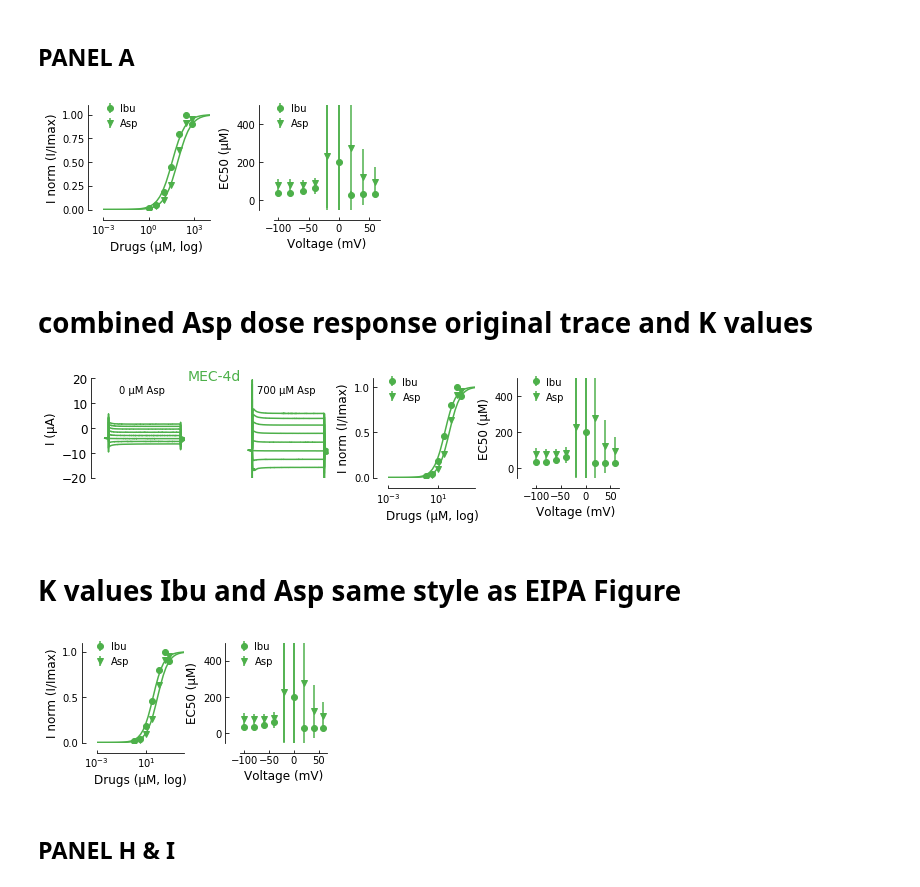
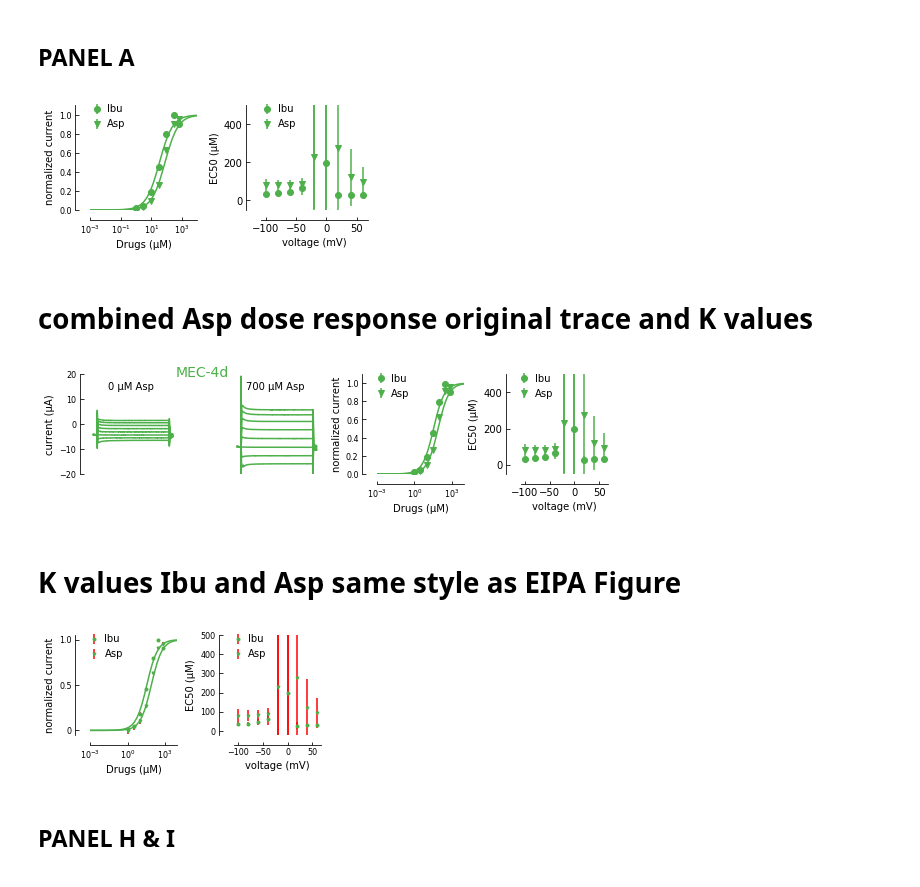
Before and after one commit to sfechner/JupyterNotebooksDEGENaCPharm, a Jupyter notebook: DoseResponseDATA.ipynb, the cells around one changed output. Cells and saved outputs as stored; diff of their text form; code cells hidden in the pictures.

```diff
--- a/DoseResponseDATA.ipynb
+++ b/DoseResponseDATA.ipynb
@@ -68,3 +70,9 @@ locationFileEnantiomer = '/Users/Fechner/Box Sync/Fechner/TEVC-GoodmanlabBOX/Pro
+# %%
+AxisTickLabelSize = 8
+AxisLabelSize = 10
+AxisLegendSize = 8
+SizeOfMarker = 3
+ErrorColor = 'red'
 # %% [markdown]
 ### load specific sheets from excel file
 # %%
@@ -1149,8 +1157,8 @@ ax6.spines['bottom'].set_position(('outward',10))
 ax6.spines['top'].set_position(('axes',5))
 ax6.get_yaxis().set_tick_params(direction='in')
 ax6.get_xaxis().set_tick_params(direction='in')
-ax6.set_xlabel('Voltage (mV)',fontsize=12)
-ax6.set_ylabel('EC50 (µM)',fontsize=12)
+ax6.set_xlabel('voltage (mV)',fontsize=AxisLabelSize)
+ax6.set_ylabel('EC50 (µM)',fontsize=AxisLabelSize)
 ax6.set_xticks([-100,-50,0, 50])
 ax6.legend()
 ax6.legend(frameon=False,loc='upper center', bbox_to_anchor=(0.15, 1.10),handletextpad=0.05)
@@ -1174,9 +1182,9 @@ ax5.spines['top'].set_position(('axes',5))
 ax5.get_yaxis().set_tick_params(direction='in')
 ax5.get_xaxis().set_tick_params(direction='in')
 #ax2.plot([-1,20], [0,0] , 'k--', color='#000000', linewidth=1)#gray line for Zero or 1
-ax5.tick_params(axis='both', which='major', labelsize=10)
-ax5.set_xlabel('Drugs (µM, log)',fontsize=12)
-ax5.set_ylabel('I norm (I/Imax)',fontsize=12)
+ax5.tick_params(axis='both', which='major', labelsize=AxisTickLabelSize)
+ax5.set_xlabel('Drugs (µM)',fontsize=AxisLabelSize)
+ax5.set_ylabel('normalized current',fontsize=AxisLabelSize)
 ax5.legend()
 ax5.legend(frameon=False,loc='upper center', bbox_to_anchor=(0.15, 1.10),handletextpad=0.05)
 #ax.legend(loc='upper center', bbox_to_anchor=(0.5, 1.00), shadow=True, ncol=2)
@@ -1235,7 +1243,7 @@ plt.gcf().subplots_adjust(bottom=0.3, left=0.2,hspace=0.5, wspace=0.6)
 
 plt.savefig(filedirManuscript+"Fig6-DoseResponseIBU-ASP"+'.pdf')
 # %% [output]
-[figure, old version]
+[figure, new version]
 # %% [markdown]
 # combined Asp dose response original trace and K values
 # %%
@@ -1275,10 +1283,10 @@ ax1.spines['bottom'].set_position(('outward',10))
 ax1.get_yaxis().set_tick_params(direction='in')
 ax1.get_xaxis().set_tick_params(direction='in')
 # #ax1.plot([-1,20], [0,0] , 'k--', color='#000000', linewidth=1)#gray line for Zero or 1
-ax1.tick_params(axis='both', which='major', labelsize=12)
+ax1.tick_params(axis='both', which='major', labelsize=AxisTickLabelSize)
 
-ax1.set_xlabel('t (ms)',fontsize=12)
-ax1.set_ylabel('I (µA)',fontsize=12)
+ax1.set_xlabel('time (ms)',fontsize=AxisLabelSize)
+ax1.set_ylabel('current (µA)',fontsize=AxisLabelSize)
 ax1.spines['bottom'].set_visible(False)
 ax1.xaxis.set_visible(False)
 
@@ -1297,10 +1305,10 @@ ax2.spines['bottom'].set_position(('outward',10))
 ax2.get_yaxis().set_tick_params(direction='in')
 ax2.get_xaxis().set_tick_params(direction='in')
 # #ax1.plot([-1,20], [0,0] , 'k--', color='#000000', linewidth=1)#gray line for Zero or 1
-ax2.tick_params(axis='both', which='major', labelsize=12)
+ax2.tick_params(axis='both', which='major', labelsize=AxisTickLabelSize)
 #ax2.text(1300, 20, 'MEC-4d',color=colorsSINGLES[0])
-ax2.set_xlabel('t (ms)',fontsize=12)
-ax2.set_ylabel('I (µA)',fontsize=12)
+ax2.set_xlabel('time (ms)',fontsize=AxisLabelSize)
+ax2.set_ylabel('current (µA)',fontsize=AxisLabelSize)
 ax2.spines['bottom'].set_visible(False)
 ax2.xaxis.set_visible(False)
 ax2.spines['left'].set_visible(False)
@@ -1330,8 +1338,8 @@ ax6.spines['bottom'].set_position(('outward',10))
 ax6.spines['top'].set_position(('axes',5))
 ax6.get_yaxis().set_tick_params(direction='in')
 ax6.get_xaxis().set_tick_params(direction='in')
-ax6.set_xlabel('Voltage (mV)',fontsize=12)
-ax6.set_ylabel('EC50 (µM)',fontsize=12)
+ax6.set_xlabel('voltage (mV)',fontsize=AxisLabelSize)
+ax6.set_ylabel('EC50 (µM)',fontsize=AxisLabelSize)
 ax6.set_xticks([-100,-50,0, 50])
 ax6.legend()
 ax6.legend(frameon=False,loc='upper center', bbox_to_anchor=(0.15, 1.10),handletextpad=0.05)
@@ -1355,9 +1363,9 @@ ax5.spines['top'].set_position(('axes',5))
 ax5.get_yaxis().set_tick_params(direction='in')
 ax5.get_xaxis().set_tick_params(direction='in')
 #ax2.plot([-1,20], [0,0] , 'k--', color='#000000', linewidth=1)#gray line for Zero or 1
-ax5.tick_params(axis='both', which='major', labelsize=10)
-ax5.set_xlabel('Drugs (µM, log)',fontsize=12)
-ax5.set_ylabel('I norm (I/Imax)',fontsize=12)
+ax5.tick_params(axis='both', which='major', labelsize=AxisTickLabelSize)
+ax5.set_xlabel('Drugs (µM)',fontsize=AxisLabelSize)
+ax5.set_ylabel('normalized current',fontsize=AxisLabelSize)
 ax5.legend()
 ax5.legend(frameon=False,loc='upper center', bbox_to_anchor=(0.15, 1.10),handletextpad=0.05)
 #ax.legend(loc='upper center', bbox_to_anchor=(0.5, 1.00), shadow=True, ncol=2)
@@ -1447,7 +1455,7 @@ plt.gcf().subplots_adjust(bottom=0.25, left=0.1,hspace=0.6, wspace=0.65)
 
 plt.savefig(filedirManuscript+"Fig4-M4-OriginalTraces_Kvalues-IBU-ASP"+'.pdf')
 # %% [output]
-[figure, old version]
+[figure, new version]
 # %% [markdown]
 # K values Ibu and Asp same style as EIPA Figure
 # %%
@@ -1461,19 +1469,19 @@ plt.xscale('log')
 ax6 = plt.subplot(1,4,2)
 
 
-
+ylimDose = [-0.05, 1.05]
 
 
 
 ## add Km plot
 ####
-ax6.errorbar(KmIbu['Voltages'],KmIbu['mg419-Mean-Km-Ibu'], yerr=KmIbu['mg419-SD-Km-Ibu'],fmt='o', color = colorsSINGLES[0], label= 'Ibu')
-ax6.errorbar(KmAsp['Voltages'],KmAsp['mg419-Mean-Km-Asp'], yerr=KmAsp['mg419-SD-Km-Asp'],fmt='v', color = colorsSINGLES[0], label= 'Asp')
+ax6.errorbar(KmIbu['Voltages'],KmIbu['mg419-Mean-Km-Ibu'], yerr=KmIbu['mg419-SD-Km-Ibu'],fmt='o', color = colorsSINGLES[0], label= 'Ibu',markersize=SizeOfMarker,ecolor=ErrorColor)
+ax6.errorbar(KmAsp['Voltages'],KmAsp['mg419-Mean-Km-Asp'], yerr=KmAsp['mg419-SD-Km-Asp'],fmt='v', color = colorsSINGLES[0], label= 'Asp',markersize=SizeOfMarker,ecolor=ErrorColor)
 #ax6.errorbar(KmDiclo['Voltages'],KmDiclo['mg419-Mean-Km-Diclo'], yerr=KmDiclo['mg419-SD-Km-Diclo'], fmt='o', color = 'magenta')
 #ax3.errorbar(KmIbu['Voltages'][0:3],KmIbu['mg419-Mean-Km-Ibu'][0:3], yerr=KmIbu['mg419-SD-Km-Ibu'][0:3], fmt='o', color = 'black')
 #ax3.errorbar(KmIbu['Voltages'][5:9],KmIbu['mg419-Mean-Km-Ibu'][5:9], yerr=KmIbu['mg419-SD-Km-Ibu'][5:9], fmt='o', color = 'black')
 #ax3.set_xlim([0.0000001, 10000])
-ax6.set_ylim([-50,500])
+ax6.set_ylim([-20,500])
 #spines
 ax6.spines['right'].set_visible(False)
 ax6.spines['top'].set_visible(False)
@@ -1484,20 +1492,21 @@ ax6.spines['bottom'].set_position(('outward',10))
 ax6.spines['top'].set_position(('axes',5))
 ax6.get_yaxis().set_tick_params(direction='in')
 ax6.get_xaxis().set_tick_params(direction='in')
-ax6.set_xlabel('Voltage (mV)',fontsize=12)
-ax6.set_ylabel('EC50 (µM)',fontsize=12)
+ax6.set_xlabel('voltage (mV)',fontsize=AxisLabelSize)
+ax6.set_ylabel('EC50 (µM)',fontsize=AxisLabelSize)
 ax6.set_xticks([-100,-50,0, 50])
 ax6.legend()
 ax6.legend(frameon=False,loc='upper center', bbox_to_anchor=(0.15, 1.10),handletextpad=0.05)
+ax6.tick_params(axis='both', which='major', labelsize=AxisTickLabelSize)
 
 #add Data and error bars
-ax5.errorbar(mg419_Ibu_Min100['concMicroMolar'],mg419_Ibu_Min100['Avg-mg419-Ibu-Min100'], yerr=mg419_Ibu_Min100['SEM-mg419-Ibu-Min100'], fmt='o', color = colorsSINGLES[0], label= 'Ibu')
-ax5.errorbar(mg419_Asp_Min100['concMicroMolar'],mg419_Asp_Min100['Avg-mg419-Asp-Min100'], yerr=mg419_Asp_Min100['SEM-mg419-Asp-Min100'], fmt='v', color = colorsSINGLES[0], label= 'Asp')
+ax5.errorbar(mg419_Ibu_Min100['concMicroMolar'],mg419_Ibu_Min100['Avg-mg419-Ibu-Min100'], yerr=mg419_Ibu_Min100['SEM-mg419-Ibu-Min100'], fmt='o', color = colorsSINGLES[0], label= 'Ibu',markersize=SizeOfMarker,ecolor=ErrorColor)
+ax5.errorbar(mg419_Asp_Min100['concMicroMolar'],mg419_Asp_Min100['Avg-mg419-Asp-Min100'], yerr=mg419_Asp_Min100['SEM-mg419-Asp-Min100'], fmt='v', color = colorsSINGLES[0], label= 'Asp',markersize=SizeOfMarker,ecolor=ErrorColor)
 #ax5.errorbar(mg419_Diclo_Min100['concMicroMolar'],mg419_Diclo_Min100['Avg-mg419-Diclo-Min100'], yerr=mg419_Diclo_Min100['SEM-mg419-Diclo-Min100'], fmt='o', color = 'magenta')
 #plt.scatter(mg419_Ibu_Min100['concMicroMolar'],mg419_Ibu_Min100['Avg-mg419-Ibu-Min100'], color = 'black')
 
 ax5.set_xlim([0.001, 10000])
-ax5.set_ylim([0, 1.1])
+ax5.set_ylim(ylimDose)
 #spines
 ax5.spines['right'].set_visible(False)
 ax5.spines['top'].set_visible(False)
@@ -1509,11 +1518,12 @@ ax5.spines['top'].set_position(('axes',5))
 ax5.get_yaxis().set_tick_params(direction='in')
 ax5.get_xaxis().set_tick_params(direction='in')
 #ax2.plot([-1,20], [0,0] , 'k--', color='#000000', linewidth=1)#gray line for Zero or 1
-ax5.tick_params(axis='both', which='major', labelsize=10)
-ax5.set_xlabel('Drugs (µM, log)',fontsize=12)
-ax5.set_ylabel('I norm (I/Imax)',fontsize=12)
+ax5.tick_params(axis='both', which='major', labelsize=AxisTickLabelSize)
+ax5.set_xlabel('Drugs (µM)',fontsize=AxisLabelSize)
+ax5.set_ylabel('normalized current',fontsize=AxisLabelSize)
 ax5.legend()
 ax5.legend(frameon=False,loc='upper center', bbox_to_anchor=(0.15, 1.10),handletextpad=0.05)
+ax5.tick_params(axis='both', which='major', labelsize=AxisTickLabelSize)
 #ax.legend(loc='upper center', bbox_to_anchor=(0.5, 1.00), shadow=True, ncol=2)
 #ax5.set_title("add legend drugs")
 #a21.set_title('bla',size=18)
@@ -1524,7 +1534,13 @@ ax5.legend(frameon=False,loc='upper center', bbox_to_anchor=(0.15, 1.10),handlet
 #plt.ylabel('Reversal Potential (mV)', fontsize=14)
 #plt.xlabel('DEG/ENaC/ASIC subunits', fontsize=14)
 
-
+#set axis
+ax5.set_yticks([0,0.5,1])
+#set axis label 0 and not 0.00
+plt.draw()      # Note, this line is important
+labels = [l.get_text() for l in ax5.get_yticklabels()]
+labels[0] = '0'
+ax5.set_yticklabels(labels)
 
 ###########################################################################################################
 #### add Hill Equations to plot
@@ -1574,34 +1590,34 @@ plt.gcf().subplots_adjust(bottom=0.25, left=0.1,hspace=0.6, wspace=0.65)
 #def func(x, Imax, n, Km): # Hill sigmoidal equation from zunzun.com
 def Hill(x, Imax, n, Km):
     return  Imax * np.power(x, n) / (np.power(Km, n) + np.power(x, n))
 
 #HILLBLOCK
 def Hillblock(xb, Imaxb, nb, Kmb):
     return  Imaxb * np.power(Kmb, nb) / (np.power(Kmb, nb) + np.power(xb, nb))
 
 xModel = np.logspace(-6, 4) #same for all
 
 #### Mean Hill values calulated at -60 mV
 MeanHillmg419EIPA = np.array([1,  1, KmEIPAmg419['mg419-Mean-Km-EIPA'][0]]) # [n,Imax,Km]
 y_mg419EIPA = Hillblock(xModel, *MeanHillmg419EIPA) #use fittedParameters or initialParameters(or others preciously calculated)
 ####
 
 
 
 ### Individual curves
 ax3.plot(xModel, y_mg419EIPA, color = colorsSINGLES[0])
 
 
 
 
 
 plt.gcf().subplots_adjust(bottom=0.25, left=0.1,hspace=0.6, wspace=0.65)
 
 
 
 plt.savefig(filedirManuscript+"Fig4-M4-Kvalues-IBU-ASP"+'.pdf')
 # %% [output]
-[figure, old version]
+[figure, new version]
 # %% [markdown]
 ## PANEL H & I
 # %%
```
Also changed, not shown: parts of 16 cells of this notebook, 1 other file.
